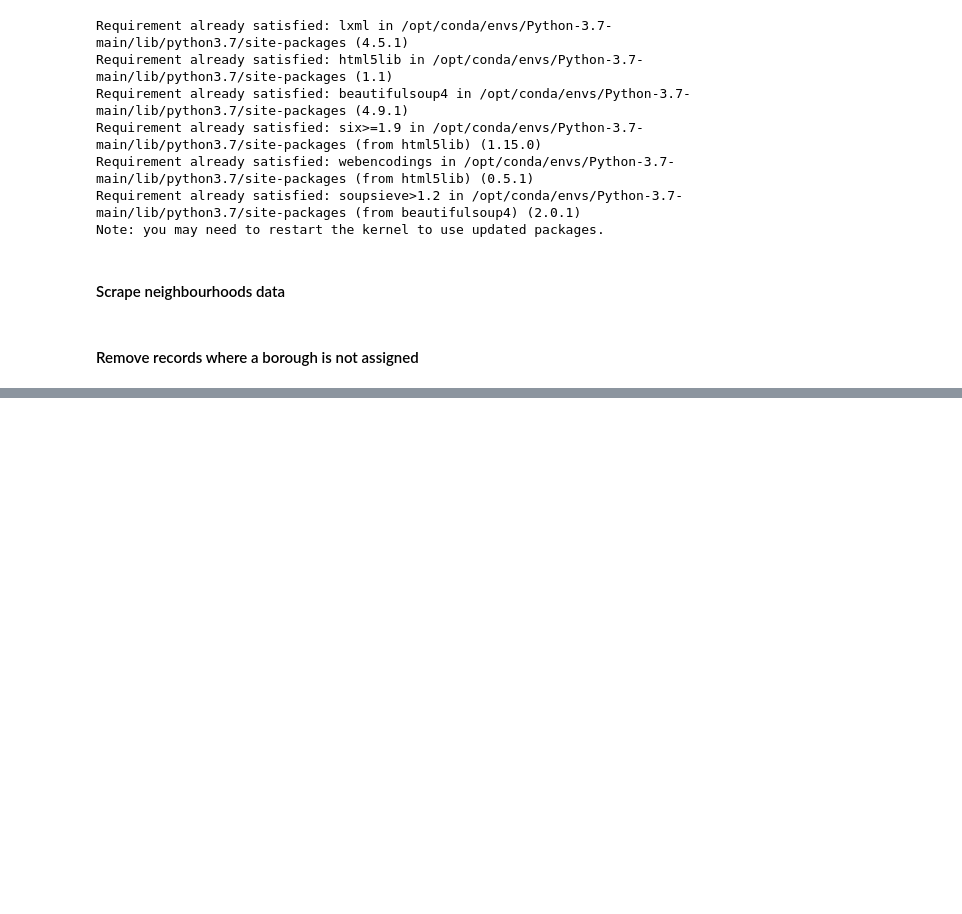
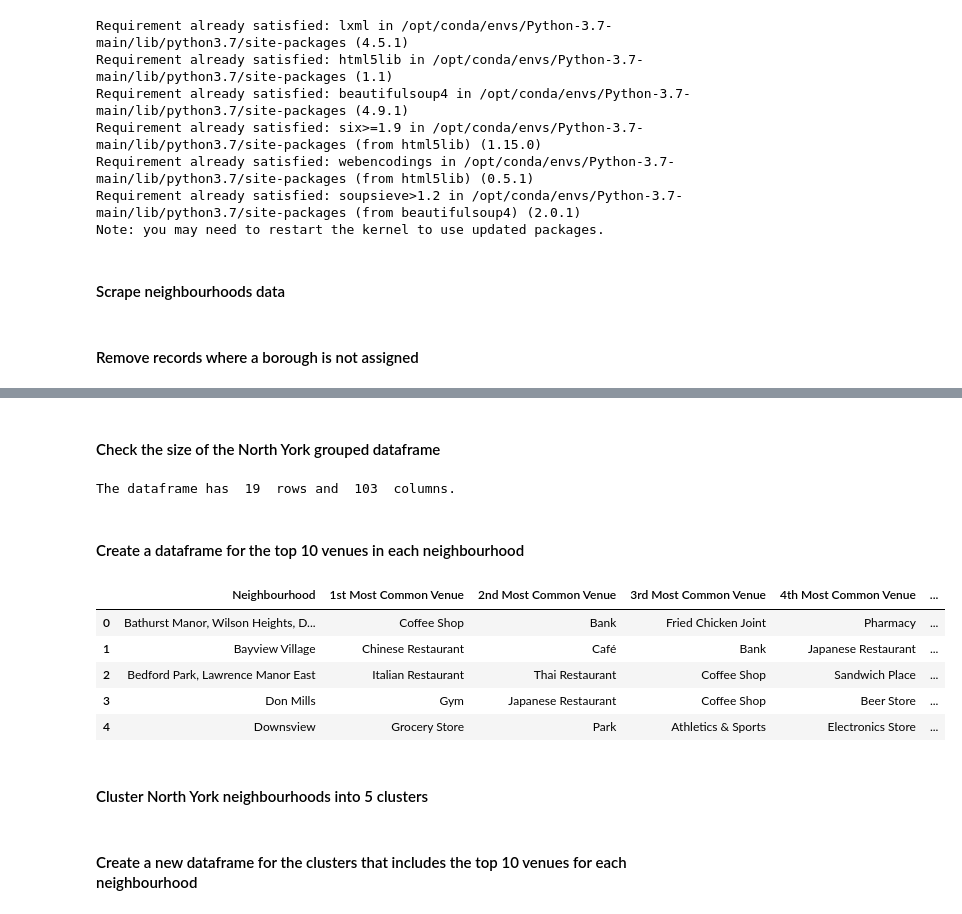
Before and after one commit to sarahmoakler/CapstoneProject, a Jupyter notebook: Segmenting & Clustering Neighbourhoods in Toronto.ipynb, the cells around one changed output, grey strips where cells are left out. Saved outputs shown, nothing was run; the diff lists cells and outputs as text; code cells hidden in the pictures; blank space fills up the shorter version.

```diff
--- a/Segmenting & Clustering Neighbourhoods in Toronto.ipynb
+++ b/Segmenting & Clustering Neighbourhoods in Toronto.ipynb
@@ -50,0 +226,4 @@ The dataframe has  103  rows and  3  columns.
+# %%
+NorthYork_venues = getNearbyVenues(names=NorthYork_df['Neighbourhood'],
+                                   latitudes=NorthYork_df['Latitude'],
+                                   longitudes=NorthYork_df['Longitude'])
@@ -50,0 +256,5 @@ The dataframe has  103  rows and  3  columns.
+# %%
+NorthYork_onehot = pd.get_dummies(NorthYork_venues[['Venue Category']], prefix="", prefix_sep="")
+NorthYork_onehot['Neighbourhood'] = NorthYork_venues['Neighborhood']
+fixed_columns = [NorthYork_onehot.columns[-1]] + list(NorthYork_onehot.columns[:-1])
+NorthYork_onehot = NorthYork_onehot[fixed_columns]
@@ -50,0 +269,43 @@ The dataframe has  103  rows and  3  columns.
+# %%
+NorthYork_grouped = NorthYork_onehot.groupby('Neighbourhood').mean().reset_index()
+# %% [markdown]
+#### Check the size of the North York grouped dataframe
+# %%
+print('The dataframe has ', NorthYork_grouped.shape[0], ' rows and ', NorthYork_grouped.shape[1], ' columns.')
+# %% [output]
+The dataframe has  19  rows and  103  columns.
+# %% [markdown]
+#### Create a dataframe for the top 10 venues in each neighbourhood
+# %%
+def return_most_common_venues(row, num_top_venues):
+    row_categories = row.iloc[1:]
+    row_categories_sorted = row_categories.sort_values(ascending=False)
+
+    return row_categories_sorted.index.values[0:num_top_venues]
+# %%
+num_top_venues = 10
+indicators = ['st', 'nd', 'rd']
+columns = ['Neighbourhood']
+
+for ind in np.arange(num_top_venues):
+    try:
+        columns.append('{}{} Most Common Venue'.format(ind+1, indicators[ind]))
+    except:
+        columns.append('{}th Most Common Venue'.format(ind+1))
+
+NorthYork_venues_sorted = pd.DataFrame(columns=columns)
+NorthYork_venues_sorted['Neighbourhood'] = NorthYork_grouped['Neighbourhood']
+
+for ind in np.arange(NorthYork_grouped.shape[0]):
+    NorthYork_venues_sorted.iloc[ind, 1:] = return_most_common_venues(NorthYork_grouped.iloc[ind, :], num_top_venues)
+
+NorthYork_venues_sorted.head()
+# %% [output]
+|  | Neighbourhood | 1st Most Common Venue | 2nd Most Common Venue | 3rd Most Common Venue | 4th Most Common Venue | ... |
+| 0 | Bathurst Manor, Wilson Heights, D... | Coffee Shop | Bank | Fried Chicken Joint | Pharmacy | ... |
+| 1 | Bayview Village | Chinese Restaurant | Café | Bank | Japanese Restaurant | ... |
+| 2 | Bedford Park, Lawrence Manor East | Italian Restaurant | Thai Restaurant | Coffee Shop | Sandwich Place | ... |
+| 3 | Don Mills | Gym | Japanese Restaurant | Coffee Shop | Beer Store | ... |
+| 4 | Downsview | Grocery Store | Park | Athletics & Sports | Electronics Store | ... |
+# %% [markdown]
+#### Cluster North York neighbourhoods into 5 clusters
@@ -50,0 +316,2 @@ The dataframe has  103  rows and  3  columns.
+# %% [markdown]
+#### Create a new dataframe for the clusters that includes the top 10 venues for each neighbourhood
```
Also changed, not shown: parts of 45 cells of this notebook.
